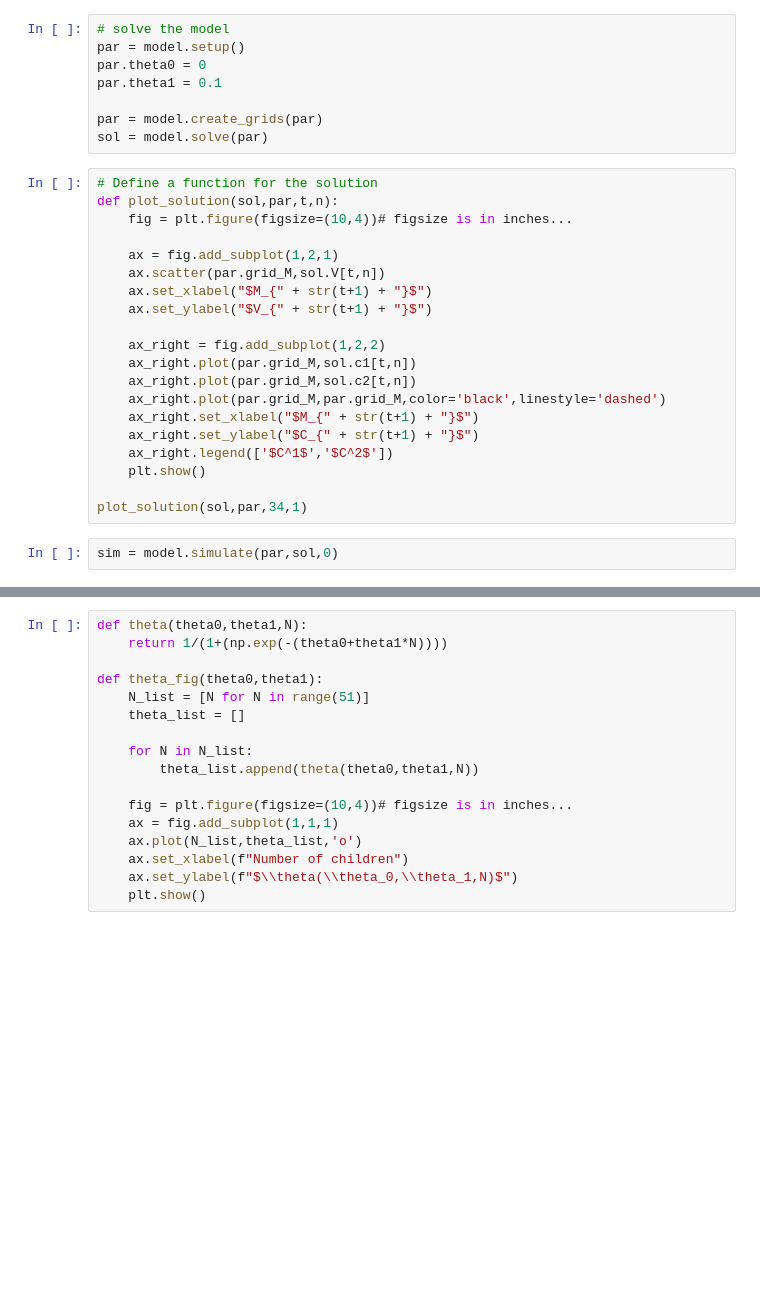
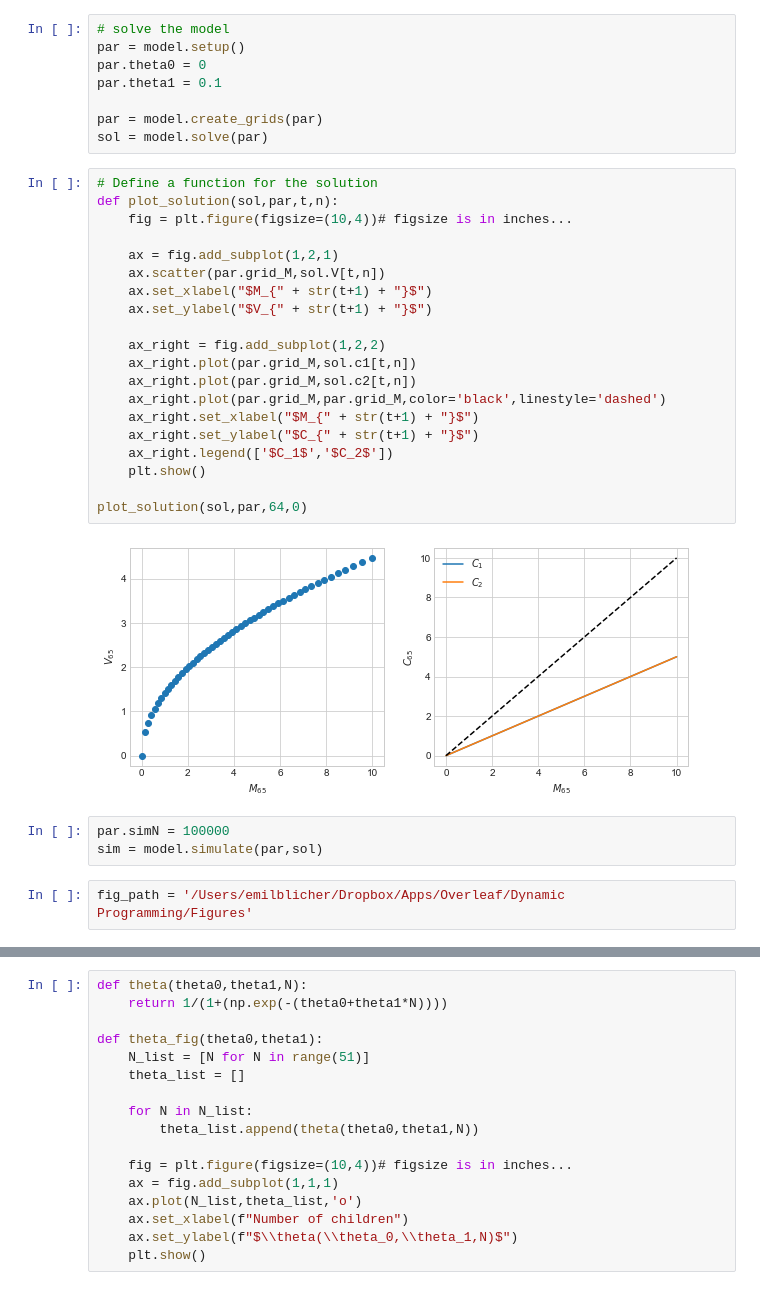
Before and after one commit to emilblicher/DP2021, a Jupyter notebook: Model w VFI/Sims.ipynb, the cells around one changed output, grey strips where cells are left out. Saved outputs shown, nothing was run; the diff lists cells and outputs as text; blank space fills up the shorter version.

```diff
--- a/Model w VFI/Sims.ipynb
+++ b/Model w VFI/Sims.ipynb
@@ -25,25 +25,30 @@ sol = model.solve(par)
 # %%
 # Define a function for the solution
 def plot_solution(sol,par,t,n):
     fig = plt.figure(figsize=(10,4))# figsize is in inches...
 
     ax = fig.add_subplot(1,2,1)
     ax.scatter(par.grid_M,sol.V[t,n])
     ax.set_xlabel("$M_{" + str(t+1) + "}$")
     ax.set_ylabel("$V_{" + str(t+1) + "}$")
 
     ax_right = fig.add_subplot(1,2,2)
     ax_right.plot(par.grid_M,sol.c1[t,n])
     ax_right.plot(par.grid_M,sol.c2[t,n])
     ax_right.plot(par.grid_M,par.grid_M,color='black',linestyle='dashed')
     ax_right.set_xlabel("$M_{" + str(t+1) + "}$")
     ax_right.set_ylabel("$C_{" + str(t+1) + "}$")
-    ax_right.legend(['$C^1$','$C^2$'])
+    ax_right.legend(['$C_1$','$C_2$'])
     plt.show()
 
-plot_solution(sol,par,34,1)
+plot_solution(sol,par,64,0)
+# %% [output]
+[figure, added]
 # %%
-sim = model.simulate(par,sol,0)
+par.simN = 100000
+sim = model.simulate(par,sol)
+# %%
+fig_path = '/Users/emilblicher/Dropbox/Apps/Overleaf/Dynamic Programming/Figures'
 # %%
 fig = plt.figure(figsize=(8,5))
 ax = fig.add_subplot(1,1,1)
```
Also changed, not shown: parts of 19 cells of this notebook, 6 other files.
